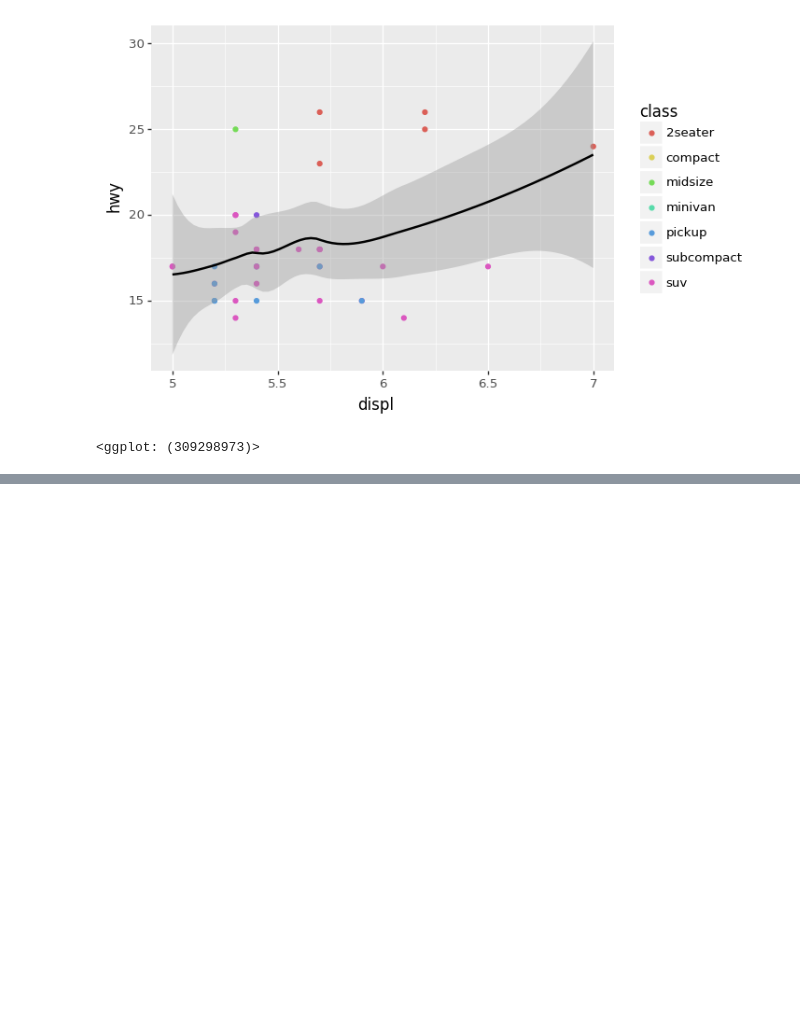
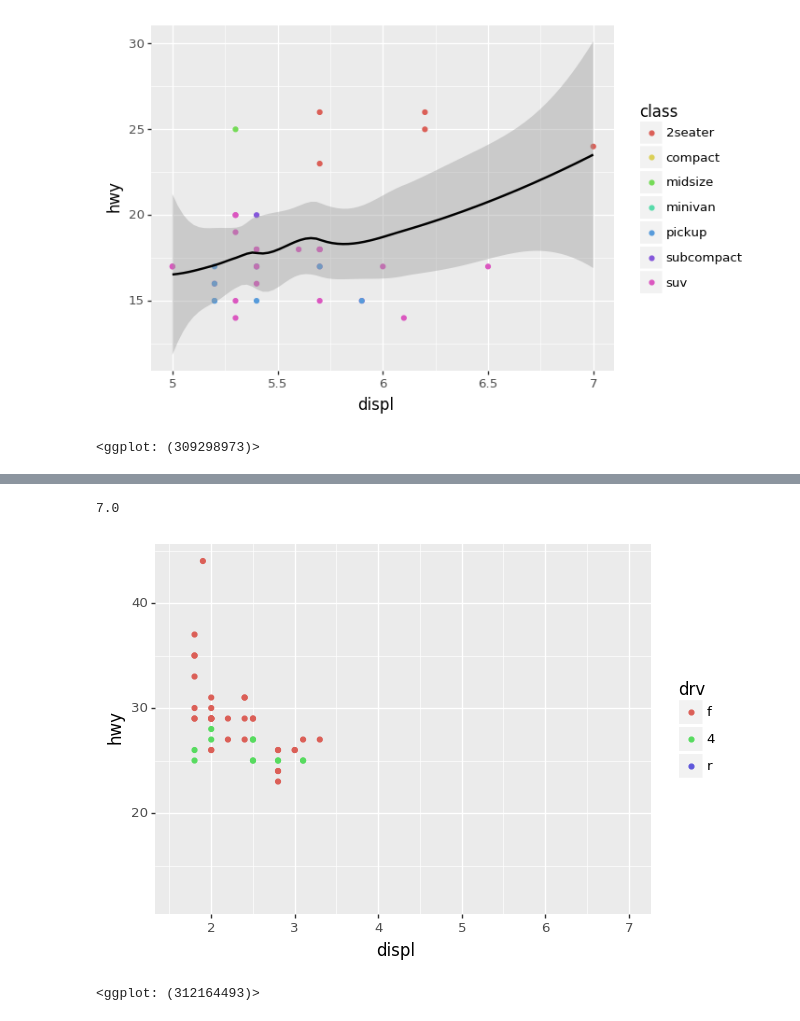
Before and after one commit to jeroenjanssens/r4ds-python-plotnine, a Jupyter notebook: output/r4ds-python-plotnine.ipynb, the cells around one changed output, grey strips where cells are left out. Cells and saved outputs as stored; diff of their text form; code cells hidden in the pictures; blank space fills up the shorter version.

```diff
--- a/output/r4ds-python-plotnine.ipynb
+++ b/output/r4ds-python-plotnine.ipynb
@@ -1187,0 +1225,23 @@ geom_smooth()
+# %%
+mpg.displ.max()
+# %% [output]
+7.0
+# %%
+x_scale = scale_x_continuous(limits=(mpg.displ.min(), mpg.displ.max()))
+y_scale = scale_y_continuous(limits=(mpg.hwy.min(), mpg.hwy.max()))
+col_scale = scale_colour_discrete(limits=mpg.drv.unique())
+
+ggplot(suv, aes("displ", "hwy", colour="drv")) +\
+geom_point() +\
+x_scale +\
+y_scale +\
+col_scale
+
+ggplot(compact, aes("displ", "hwy", colour="drv")) +\
+geom_point() +\
+x_scale +\
+y_scale +\
+col_scale
+# %% [output]
+[figure, added]
+<ggplot: (312164493)>
```
Also changed, not shown: parts of 11 cells of this notebook, 4 other files.
